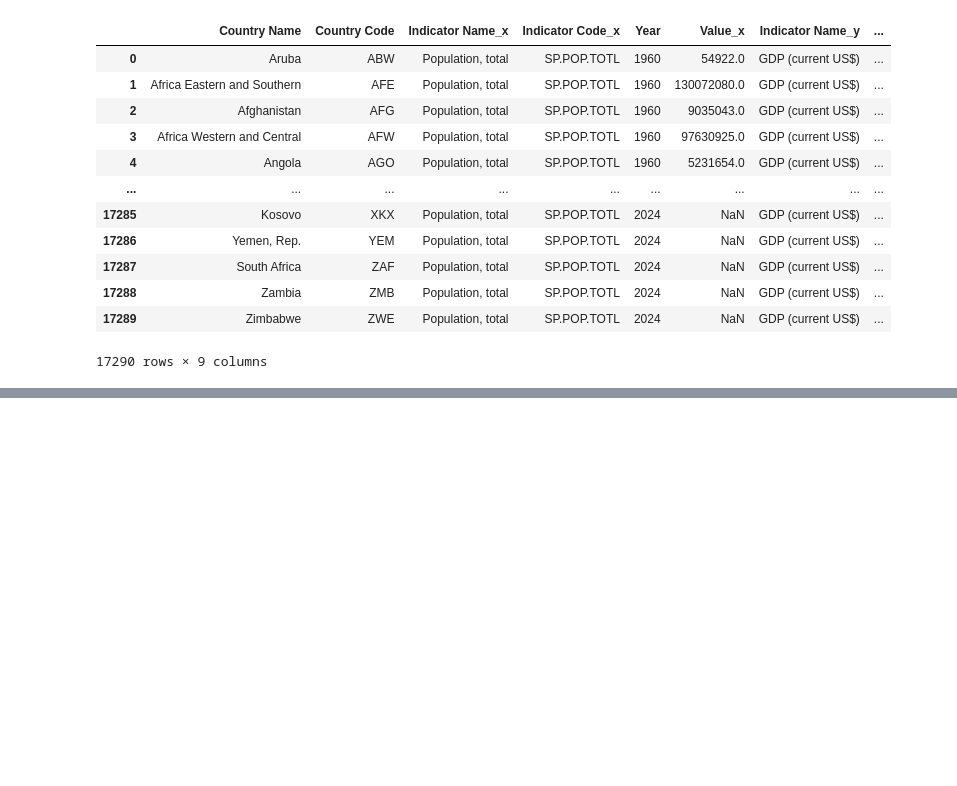
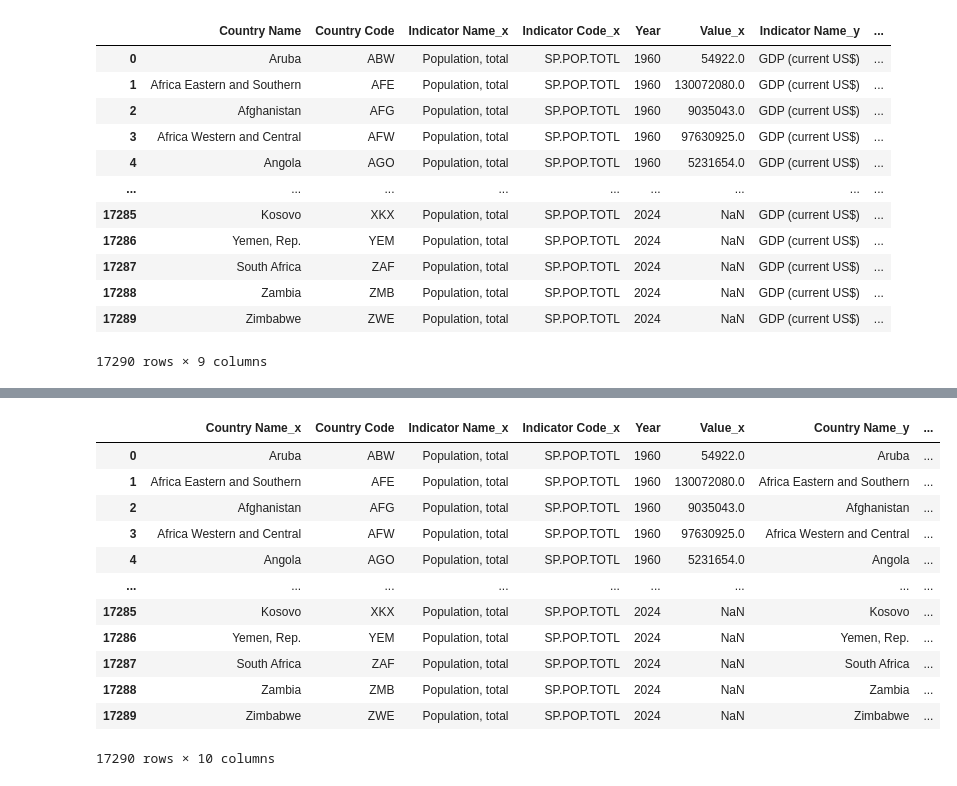
Before and after one commit to TurmaeUrsorum/belajar-piton, a Jupyter notebook: 13. Dataframe Merge/data_merger.ipynb, the cells around one changed output, grey strips where cells are left out. Drawn from its saved outputs; the diff is of its cells as text; code cells hidden in the pictures; blank space fills up the shorter version.

```diff
--- a/13. Dataframe Merge/data_merger.ipynb
+++ b/13. Dataframe Merge/data_merger.ipynb
@@ -405,0 +440,20 @@ world_bank_left
+# %%
+# ini gabungin semua tanpa pandang bulu
+world_bank_multiple = population.merge(gdp,
+                                    on = ["Country Code", "Country Code", "Year"]
+                                    )
+world_bank_multiple
+# %% [output]
+|  | Country Name_x | Country Code | Indicator Name_x | Indicator Code_x | Year | Value_x | Country Name_y | ... |
+| 0 | Aruba | ABW | Population, total | SP.POP.TOTL | 1960 | 54922.0 | Aruba | ... |
+| 1 | Africa Eastern and Southern | AFE | Population, total | SP.POP.TOTL | 1960 | 130072080.0 | Africa Eastern and Southern | ... |
+| 2 | Afghanistan | AFG | Population, total | SP.POP.TOTL | 1960 | 9035043.0 | Afghanistan | ... |
+| 3 | Africa Western and Central | AFW | Population, total | SP.POP.TOTL | 1960 | 97630925.0 | Africa Western and Central | ... |
+| 4 | Angola | AGO | Population, total | SP.POP.TOTL | 1960 | 5231654.0 | Angola | ... |
+| ... | ... | ... | ... | ... | ... | ... | ... | ... |
+| 17285 | Kosovo | XKX | Population, total | SP.POP.TOTL | 2024 | NaN | Kosovo | ... |
+| 17286 | Yemen, Rep. | YEM | Population, total | SP.POP.TOTL | 2024 | NaN | Yemen, Rep. | ... |
+| 17287 | South Africa | ZAF | Population, total | SP.POP.TOTL | 2024 | NaN | South Africa | ... |
+| 17288 | Zambia | ZMB | Population, total | SP.POP.TOTL | 2024 | NaN | Zambia | ... |
+| 17289 | Zimbabwe | ZWE | Population, total | SP.POP.TOTL | 2024 | NaN | Zimbabwe | ... |
+17290 rows × 10 columns
```
Also changed, not shown: parts of 3 cells of this notebook.
